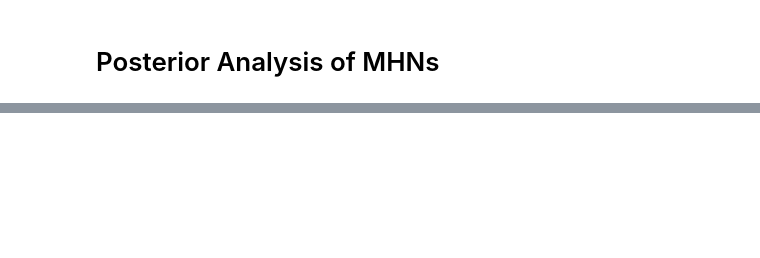
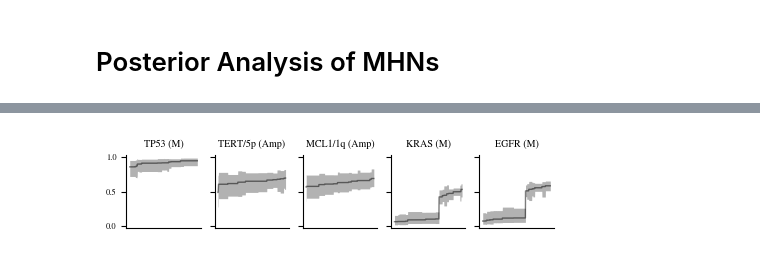
Before and after one commit to huy29433/Dissertation-MHN-example, a Jupyter notebook: analysis/posterior.ipynb, the cells around one changed output, grey strips where cells are left out. Drawn from its saved outputs; the diff is of its cells as text; code cells hidden in the pictures; blank space fills up the shorter version.

```diff
--- a/analysis/posterior.ipynb
+++ b/analysis/posterior.ipynb
@@ -107,0 +110,5 @@ fig.savefig(f"../results/figs/{data_name}_param_dist.pdf")
+# %%
+n_bins = 100
+np.random.seed(0)
+positions = mcmc_analysis.event_positions(
+    log_thetas=log_thetas, n_bins=n_bins, n_samples=100)
@@ -107,0 +152,36 @@ fig.savefig(f"../results/figs/{data_name}_param_dist.pdf")
+# %%
+risks = mcmc_analysis.event_risks(
+    log_thetas,
+    data=data,
+    n_samples=100,
+    trajectory_num=1000,
+)
+# %%
+fig, ax = plt.subplots(ncols=n_events, figsize=(4.7, 1.1), sharey=True)
+
+for i in range(n_events):
+
+    a = ax[i]
+
+    data_filtered = data.reset_index(drop=True)[
+        data.reset_index(drop=True).iloc[:, i] == 0]
+    sorting = None
+
+    risk = risks[data_filtered.index, :, i]
+    sorting = np.argsort(np.median(risk, axis=1))
+    a.plot(np.median(risk, axis=1)[sorting],
+           lw=1, alpha=0.5, color="black")
+    a.fill_between(
+        np.arange(risk.shape[0]),
+        np.percentile(risk, 5, axis=1)[sorting],
+        np.percentile(risk, 95, axis=1)[sorting],
+        alpha=0.3, color="black", lw=0)
+
+    for side in ["top", "right"]:
+        a.spines[side].set_visible(False)
+    a.set_xticks([])
+    a.set_title(f"{data.columns[i]}")
+fig.tight_layout()
+fig.savefig("results/mutation_risks.pdf", dpi=600)
+# %% [output]
+[figure, added]
```
Also changed, not shown: parts of 4 cells of this notebook, 5 other files.
